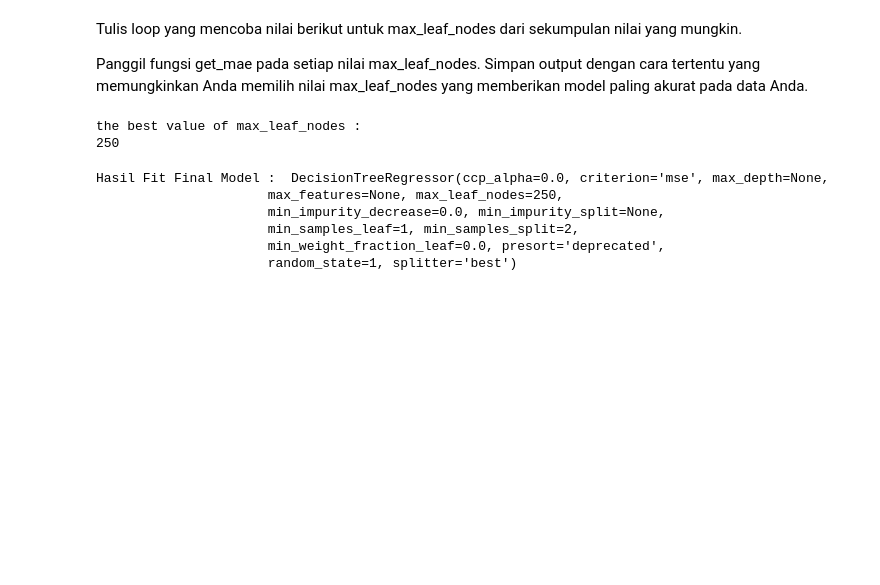
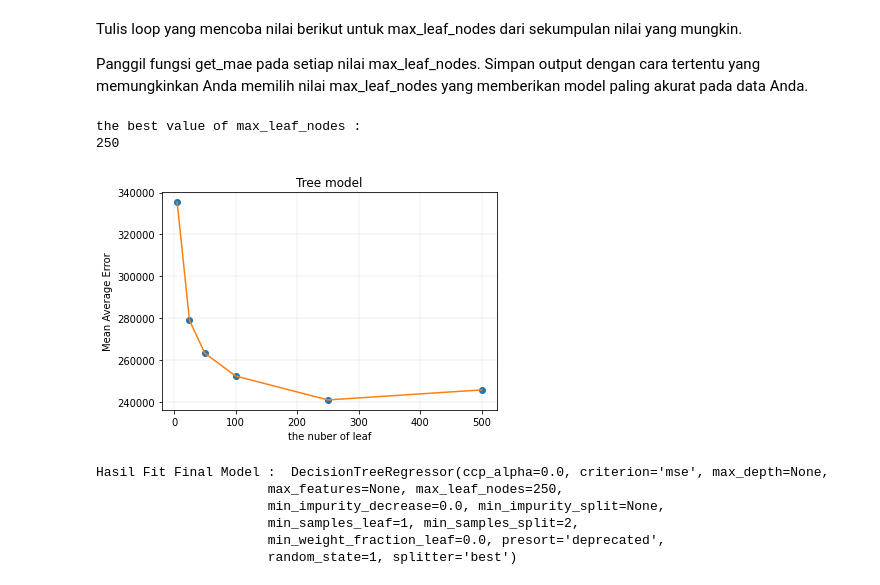
Before and after one commit to dianrezky/Intoduction-To-Machine-Learning-Kaggle, a Jupyter notebook: FILE GOOGLE COLABS/Kaggle_Menggunakan_Dataset_melbourne_csv.ipynb, the cells around one changed output. Saved outputs shown, nothing was run; the diff lists cells and outputs as text; code cells hidden in the pictures; blank space fills up the shorter version.

```diff
--- a/FILE GOOGLE COLABS/Kaggle_Menggunakan_Dataset_melbourne_csv.ipynb
+++ b/FILE GOOGLE COLABS/Kaggle_Menggunakan_Dataset_melbourne_csv.ipynb
@@ -190,6 +192,20 @@ print(best_tree_size)
 # %% [output]
 the best value of max_leaf_nodes :
 250
+# %%
+# Variables
+a = candidate_max_leaf_nodes
+b = list_mae
+
+# Plot
+plot(a, b ,'o')
+plot(a, b, '-')
+plt.xlabel('the nuber of leaf')
+plt.ylabel('Mean Average Error')
+plt.title('Tree model')
+plt.grid(color='grey', linestyle='-', linewidth=0.25, alpha=0.5)
+# %% [output]
+[figure, added]
 # %%
 #membuat ukuran yang optimal
 final_model = DecisionTreeRegressor(max_leaf_nodes = best_tree_size, random_state=1)
```
Also changed, not shown: parts of 1 cell of this notebook.
